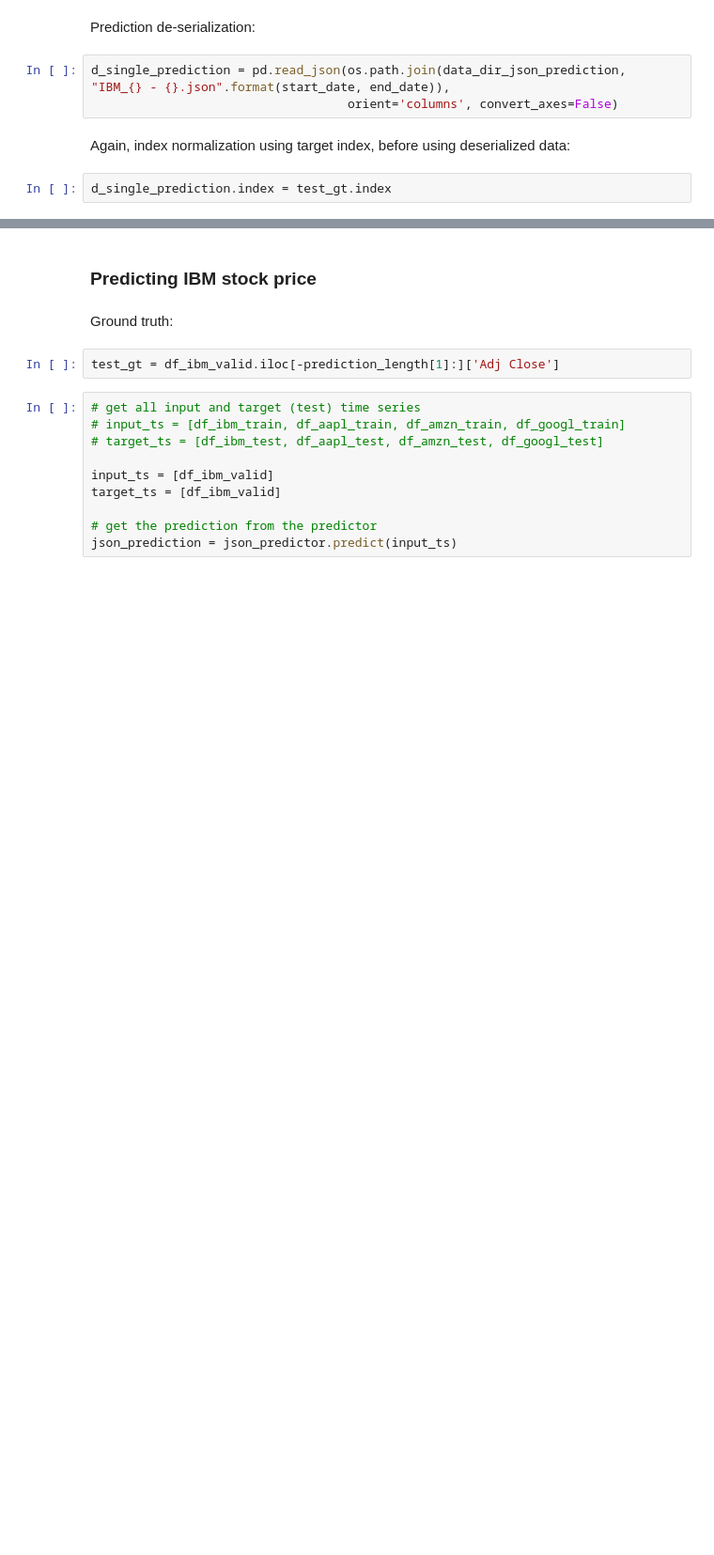
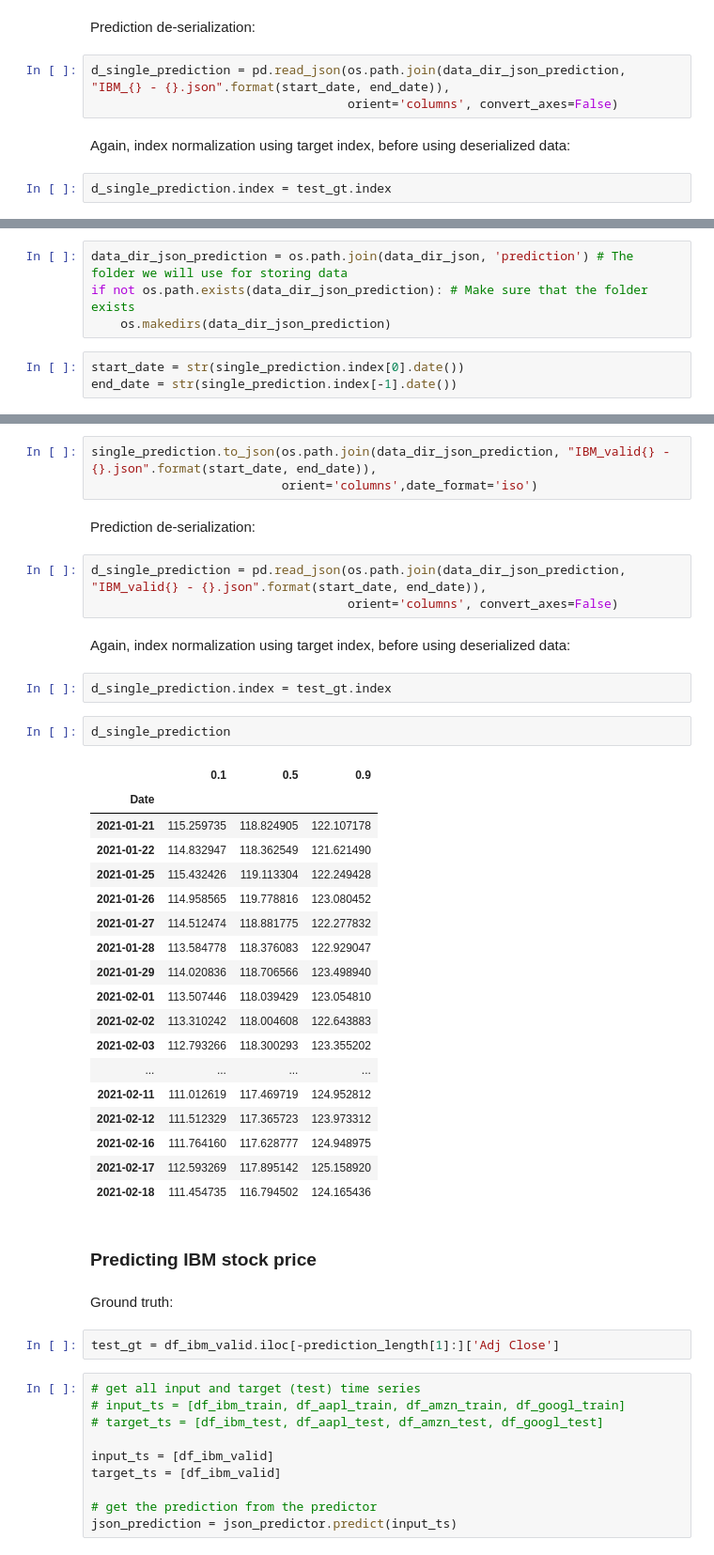
Before and after one commit to alfreedolf/ml-spp, a Jupyter notebook: 3_A.DeepAR-StockPricesPredictions.ipynb, the cells around one changed output, grey strips where cells are left out. Shown at 94% size. Drawn from its saved outputs; the diff is of its cells as text; blank space fills up the shorter version.

```diff
--- a/3_A.DeepAR-StockPricesPredictions.ipynb
+++ b/3_A.DeepAR-StockPricesPredictions.ipynb
@@ -352,0 +400,7 @@ Now we can try to feed our model with the validation dataset start date and comp
+# %%
+data_dir_json_prediction = os.path.join(data_dir_json, 'prediction') # The folder we will use for storing data
+if not os.path.exists(data_dir_json_prediction): # Make sure that the folder exists
+    os.makedirs(data_dir_json_prediction)
+# %%
+start_date = str(single_prediction.index[0].date())
+end_date = str(single_prediction.index[-1].date())
@@ -353,3 +409,36 @@ Now we can try to feed our model with the validation dataset start date and comp
+# %%
+single_prediction.to_json(os.path.join(data_dir_json_prediction, "IBM_valid{} - {}.json".format(start_date, end_date)),
+                          orient='columns',date_format='iso')
+# %% [markdown]
+Prediction de-serialization:
+# %%
+d_single_prediction = pd.read_json(os.path.join(data_dir_json_prediction, "IBM_valid{} - {}.json".format(start_date, end_date)),
+                                   orient='columns', convert_axes=False)
+# %% [markdown]
+Again, index normalization using target index, before using deserialized data:
+# %%
+d_single_prediction.index = test_gt.index
+# %%
+d_single_prediction
+# %% [output]
+|  | 0.1 | 0.5 | 0.9 |
+| Date |  |  |  |
+| 2021-01-21 | 115.259735 | 118.824905 | 122.107178 |
+| 2021-01-22 | 114.832947 | 118.362549 | 121.621490 |
+| 2021-01-25 | 115.432426 | 119.113304 | 122.249428 |
+| 2021-01-26 | 114.958565 | 119.778816 | 123.080452 |
+| 2021-01-27 | 114.512474 | 118.881775 | 122.277832 |
+| 2021-01-28 | 113.584778 | 118.376083 | 122.929047 |
+| 2021-01-29 | 114.020836 | 118.706566 | 123.498940 |
+| 2021-02-01 | 113.507446 | 118.039429 | 123.054810 |
+| 2021-02-02 | 113.310242 | 118.004608 | 122.643883 |
+| 2021-02-03 | 112.793266 | 118.300293 | 123.355202 |
+| ... | ... | ... | ... |
+| 2021-02-11 | 111.012619 | 117.469719 | 124.952812 |
+| 2021-02-12 | 111.512329 | 117.365723 | 123.973312 |
+| 2021-02-16 | 111.764160 | 117.628777 | 124.948975 |
+| 2021-02-17 | 112.593269 | 117.895142 | 125.158920 |
+| 2021-02-18 | 111.454735 | 116.794502 | 124.165436 |
 # %% [markdown]
 ### Predicting IBM stock price
 # %% [markdown]
```
Also changed, not shown: parts of 63 cells of this notebook, 31 other files.
